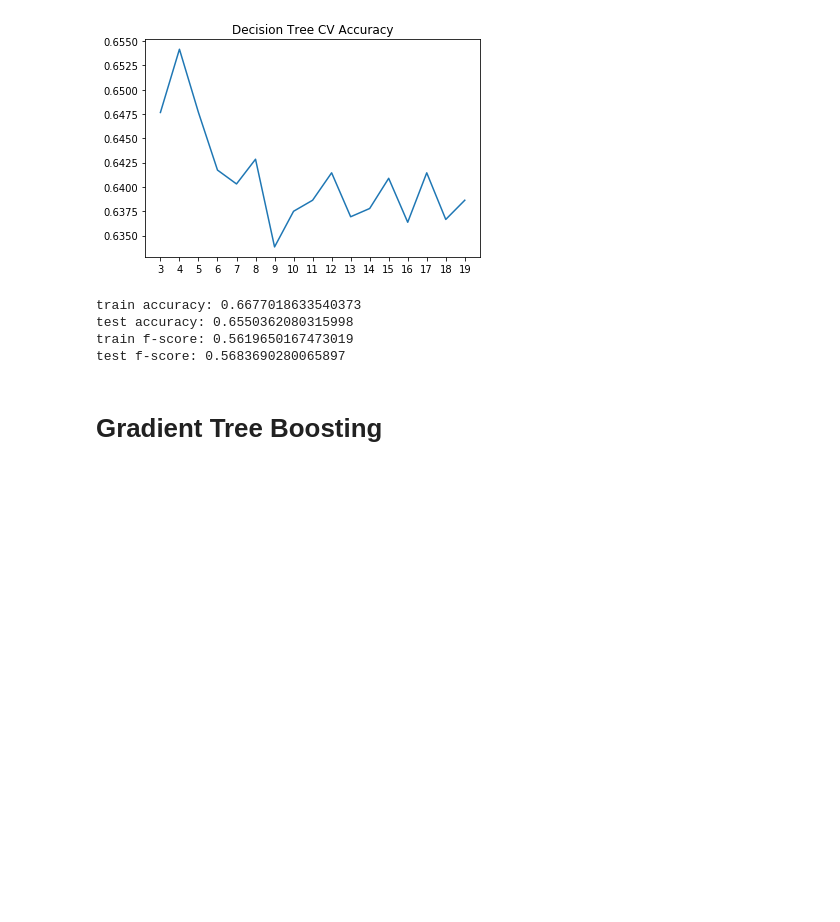
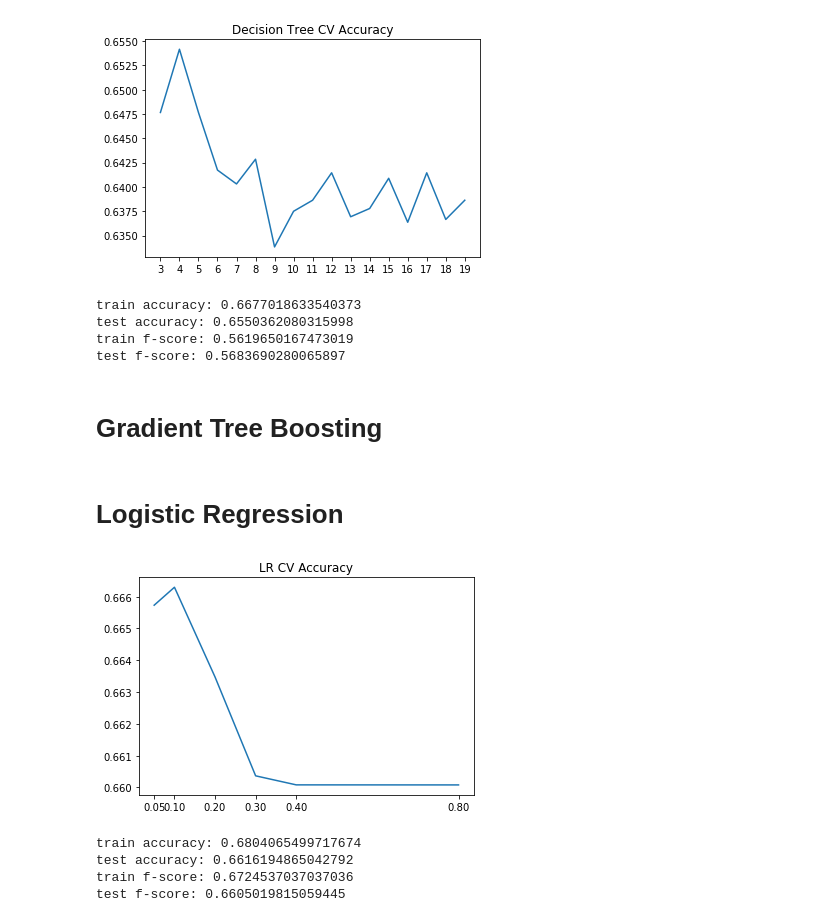
Before and after one commit to zycalice/securities-class-action, a Jupyter notebook: notebooks/train_models_dismissed_classification.ipynb, the cells around one changed output. Drawn from its saved outputs; the diff is of its cells as text; code cells hidden in the pictures; blank space fills up the shorter version.

Commit message:
add logistic regression

```diff
--- a/notebooks/train_models_dismissed_classification.ipynb
+++ b/notebooks/train_models_dismissed_classification.ipynb
@@ -37,7 +37,7 @@ from sklearn.preprocessing import LabelEncoder
 from sklearn.preprocessing import normalize
 # %%
 sumtable["case_id"] = sumtable.index
-scraped_data["case_id"] = data_input.index
+scraped_data["case_id"] = scraped_data.index
 # %%
 scraped_data.head(2)
 # %% [output]
@@ -161,7 +161,7 @@ X = np.concatenate((time_norm(X_time), X_onehot),1)
 ## construct y
 y_raw=data_input['case_status'].values
 y=np.zeros(y_raw.shape)
-y[rawy=="DISMISSED"]=1
+y[y_raw=="DISMISSED"]=1
 y=y.reshape(-1,1)
 # %%
 X.shape,y.shape
@@ -255,0 +269,2 @@ test f-score: 0.5683690280065897
+# %% [markdown]
+# Logistic Regression
@@ -255,0 +273,25 @@ test f-score: 0.5683690280065897
+# %%
+# cross validation
+def crossValidationLR(X_train, y_train, hyperparameters, title):
+    scores = []
+    for h in hyperparameters:
+        model = LogisticRegression(max_iter=20000, C=h)
+        scores.append(cross_val_score(estimator=model, X=X_train, y=y_train, cv=10).mean())
+
+    plt.plot(hyperparameters,scores)
+    plt.xticks(hyperparameters)
+    plt.title(title)
+    plt.show()
+    return scores
+# %%
+scoresLR = crossValidationLR(X_train, y_train.ravel(), [0.05, 0.1, 0.2, 0.3, 0.4, 0.8], "LR CV Accuracy")
+# %% [output]
+[figure, added]
+# %%
+model = LogisticRegression(max_iter=20000, C=0.1)
+lr = modelEval(X_train, y_train.ravel(), X_test, y_test.ravel(), model, "lr")
+# %% [output]
+train accuracy: 0.6804065499717674
+test accuracy: 0.6616194865042792
+train f-score: 0.6724537037037036
+test f-score: 0.6605019815059445
```
Also changed, not shown: parts of 4 cells of this notebook, 1 other file.
